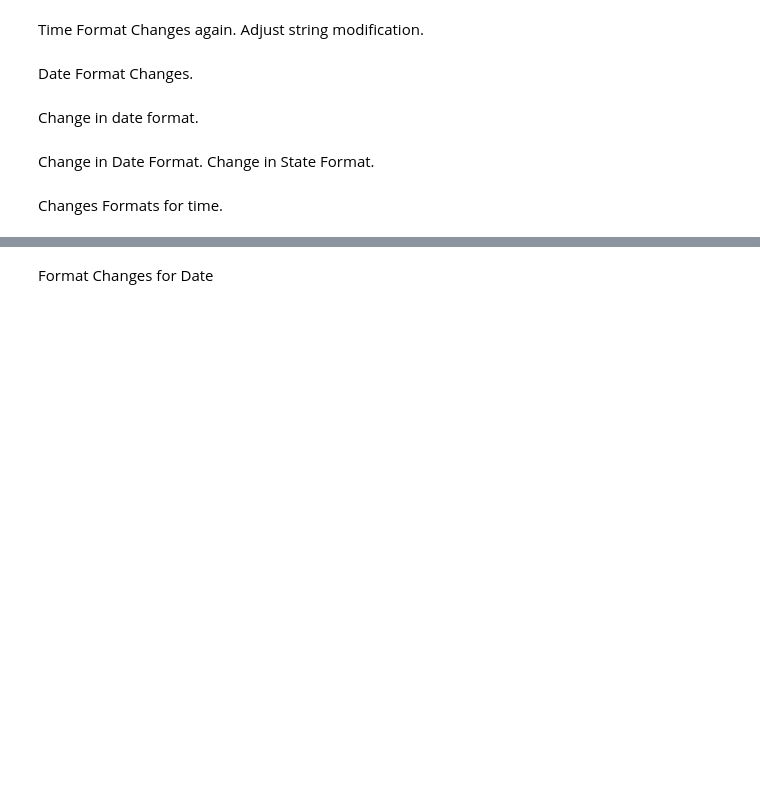
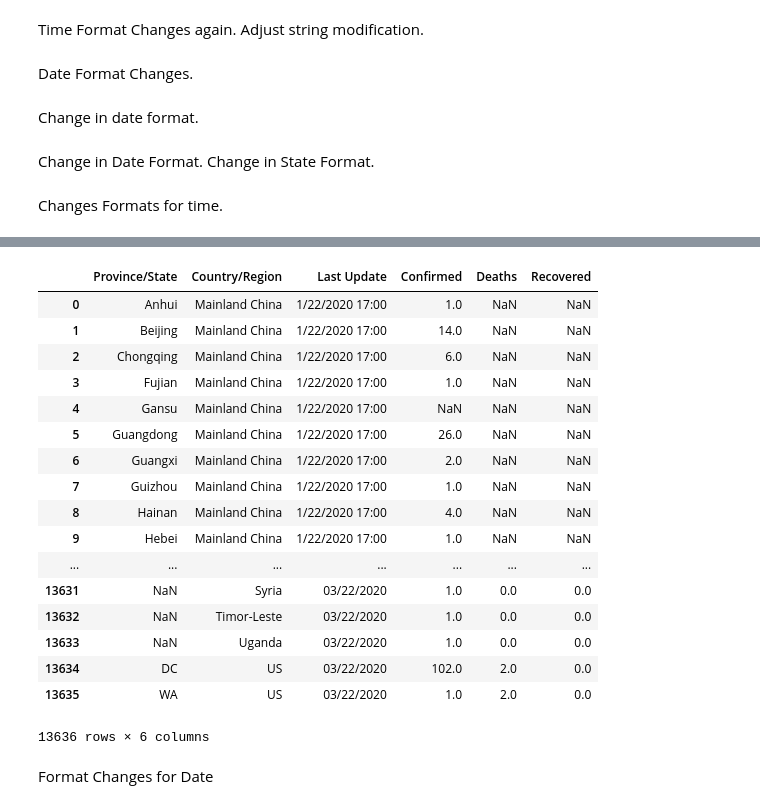
Before and after one commit to miholjcicmarko/COMP5360Project, a Jupyter notebook: python_journals/zzSLOW Importing COVID.ipynb, the cells around one changed output, grey strips where cells are left out. Drawn from its saved outputs; the diff is of its cells as text; code cells hidden in the pictures; blank space fills up the shorter version.

```diff
--- a/python_journals/zzSLOW Importing COVID.ipynb
+++ b/python_journals/zzSLOW Importing COVID.ipynb
@@ -16,5 +36,5 @@ df
 # %%
-df['Last Update'] = df['Last Update'].apply(lambda x : x[0:7])
+df['Last Update'] = df['Last Update'].apply(lambda x : "0" + x[0:7] + "20")
 states = ["Alabama", "Alaska", "Arizona", "Arkansas", "California", "Colorado", "Connecticut", "Delaware",
           "Florida", "Georgia", "Hawaii", "Idaho", "Illinois", "Indiana", "Iowa", "Kansas", "Kentucky", "Louisiana",
           "Maine", "Maryland", "Massachusetts", "Michigan", "Minnesota", "Mississippi", "Missouri", "Montana",
@@ -273,13 +293,14 @@ response = requests.get(url)
 response
 # %%
 df1 = pd.read_csv(url)
-df1['Last Update'] = df1['Last Update'].apply(lambda x : x[0:6])
-mask = df1['Last Update'] == "2/1/20"
-df1 = df1.loc[mask]
+df1['Last Update'] = df1['Last Update'].apply(lambda x : "0" + x[0:1] + "/0" + x[2:6] + "20")
+df1
+#mask = df1['Last Update'] == "2/1/20"
+#df1 = df1.loc[mask]
 
-df1["Province/State"] = df1["Province/State"].fillna("none")
-df1['Province/State'] = df1['Province/State'].apply(lambda x : x[-2:])
-df1
+#df1["Province/State"] = df1["Province/State"].fillna("none")
+#df1['Province/State'] = df1['Province/State'].apply(lambda x : x[-2:])
+#df1
 # %%
 df = df.append(df1, ignore_index = True)
 df
@@ -808,21 +829,22 @@ response
 # %%
 df1 = pd.read_csv(url)
 df1 = df1[["Province/State", "Country/Region",  "Last Update", "Confirmed", "Deaths", "Recovered"]]
-df1['Last Update'] = df1['Last Update'].apply(lambda x : x[6:7] + "/" + x[9] + "/" + "20")
-df1['Last Update'] = df1['Last Update'].apply(lambda x : x.replace("-", "/"))
-mask = df1['Last Update'] == df1['Last Update'][0]
-df1 = df1.loc[mask]
+df1['Last Update'] = df1['Last Update'].apply(lambda x : "0" + x[6:7] + "/0" + x[9] + "/" + "2020")
+df1
+#df1['Last Update'] = df1['Last Update'].apply(lambda x : x.replace("-", "/"))
+#mask = df1['Last Update'] == df1['Last Update'][0]
+#df1 = df1.loc[mask]
 
-df1["Province/State"] = df1["Province/State"].replace("Omaha, NE (From Diamond Princess)", "NE")
-df1["Province/State"] = df1["Province/State"].replace("Travis, CA (From Diamond Princess)", "CA")
-df1["Province/State"] = df1["Province/State"].replace("Lackland, TX (From Diamond Princess)", "TX")
+#df1["Province/State"] = df1["Province/State"].replace("Omaha, NE (From Diamond Princess)", "NE")
+#df1["Province/State"] = df1["Province/State"].replace("Travis, CA (From Diamond Princess)", "CA")
+#df1["Province/State"] = df1["Province/State"].replace("Lackland, TX (From Diamond Princess)", "TX")
 
-df1["Province/State"] = df1["Province/State"].fillna("none")
-df1['Province/State'] = df1['Province/State'].apply(lambda x : x[-2:])
+#df1["Province/State"] = df1["Province/State"].fillna("none")
+#df1['Province/State'] = df1['Province/State'].apply(lambda x : x[-2:])
 
-df1
-df = df.append(df1, ignore_index = True)
-df
+#df1
+#df = df.append(df1, ignore_index = True)
+#df
 # %%
 url = 'https://raw.githubusercontent.com/CSSEGISandData/COVID-19/master/csse_covid_19_data/csse_covid_19_daily_reports/03-02-2020.csv'
 response = requests.get(url)
@@ -1014,7 +1036,7 @@ response
 # %%
 df1 = pd.read_csv(url)
 df1 = df1[["Province/State", "Country/Region",  "Last Update", "Confirmed", "Deaths", "Recovered"]]
-df1['Last Update'] = df1['Last Update'].apply(lambda x : x[6:10] + "/" + "20")
+df1['Last Update'] = df1['Last Update'].apply(lambda x : "0" + x[6:10] + "/" + "2020")
 df1['Last Update'] = df1['Last Update'].apply(lambda x : x.replace("-", "/"))
 mask = df1['Last Update'] == df1['Last Update'][0]
 df1 = df1.loc[mask]
@@ -1342,28 +1366,47 @@ response
 # %%
 df1 = pd.read_csv(url)
 df1 = df1.rename(columns={"Province_State": "Province/State", "Country_Region": "Country/Region", "Last_Update": "Last Update"})
 df1 = df1[["Province/State", "Country/Region", "Last Update", "Confirmed", "Deaths", "Recovered"]]
 
-df1['Last Update'] = df1['Last Update'].apply(lambda x : x[0:7])
+df1['Last Update'] = df1['Last Update'].apply(lambda x : "0" + x[0:7] + "20")
 mask = df1['Last Update'] == df1['Last Update'][0]
 df1 = df1.loc[mask]
 
 states = ["Alabama", "Alaska", "Arizona", "Arkansas", "California", "Colorado", "Connecticut", "Delaware",
           "Florida", "Georgia", "Hawaii", "Idaho", "Illinois", "Indiana", "Iowa", "Kansas", "Kentucky", "Louisiana",
           "Maine", "Maryland", "Massachusetts", "Michigan", "Minnesota", "Mississippi", "Missouri", "Montana",
           "Nebraska", "Nevada", "New Hampshire", "New Jersey", "New Mexico", "New York", "North Carolina",
           "North Dakota", "Ohio", "Oklahoma", "Oregon", "Pennsylvania", "Rhode Island", "South Carolina",
           "South Dakota", "Tennessee", "Texas", "Utah", "Vermont", "Virginia", "Washington",
           "West Virginia", "Wisconsin", "Wyoming", "District of Columbia"]
 abb = ["AL", "AK", "AZ", "AR", "CA", "CO", "CT", "DE", "FL", "GA", "HI", "ID", "IL", "IN", "IA", "KS", "KY",
        "LA", "ME", "MD", "MA", "MI", "MN", "MS", "MO", "MT", "NE", "NV", "NH", "NJ", "NM", "NY", "NC", "ND", "OH",
        "OK", "OR", "PA", "RI", "SC", "SD", "TN", "TX", "UT", "VT", "VA", "WA", "WV", "WI", "WY", "DC"]
 
 for x in range(51):
     df1["Province/State"] = df1["Province/State"].replace(states[x], abb[x])
 
 df = df.append(df1, ignore_index = True)
 df
+# %% [output]
+|  | Province/State | Country/Region | Last Update | Confirmed | Deaths | Recovered |
+| 0 | Anhui | Mainland China | 1/22/2020 17:00 | 1.0 | NaN | NaN |
+| 1 | Beijing | Mainland China | 1/22/2020 17:00 | 14.0 | NaN | NaN |
+| 2 | Chongqing | Mainland China | 1/22/2020 17:00 | 6.0 | NaN | NaN |
+| 3 | Fujian | Mainland China | 1/22/2020 17:00 | 1.0 | NaN | NaN |
+| 4 | Gansu | Mainland China | 1/22/2020 17:00 | NaN | NaN | NaN |
+| 5 | Guangdong | Mainland China | 1/22/2020 17:00 | 26.0 | NaN | NaN |
+| 6 | Guangxi | Mainland China | 1/22/2020 17:00 | 2.0 | NaN | NaN |
+| 7 | Guizhou | Mainland China | 1/22/2020 17:00 | 1.0 | NaN | NaN |
+| 8 | Hainan | Mainland China | 1/22/2020 17:00 | 4.0 | NaN | NaN |
+| 9 | Hebei | Mainland China | 1/22/2020 17:00 | 1.0 | NaN | NaN |
+| ... | ... | ... | ... | ... | ... | ... |
+| 13631 | NaN | Syria | 03/22/2020 | 1.0 | 0.0 | 0.0 |
+| 13632 | NaN | Timor-Leste | 03/22/2020 | 1.0 | 0.0 | 0.0 |
+| 13633 | NaN | Uganda | 03/22/2020 | 1.0 | 0.0 | 0.0 |
+| 13634 | DC | US | 03/22/2020 | 102.0 | 2.0 | 0.0 |
+| 13635 | WA | US | 03/22/2020 | 1.0 | 2.0 | 0.0 |
+13636 rows × 6 columns
 # %% [markdown]
 Format Changes for Date
 # %%
```
Also changed, not shown: parts of 61 cells of this notebook, 5 other files.
